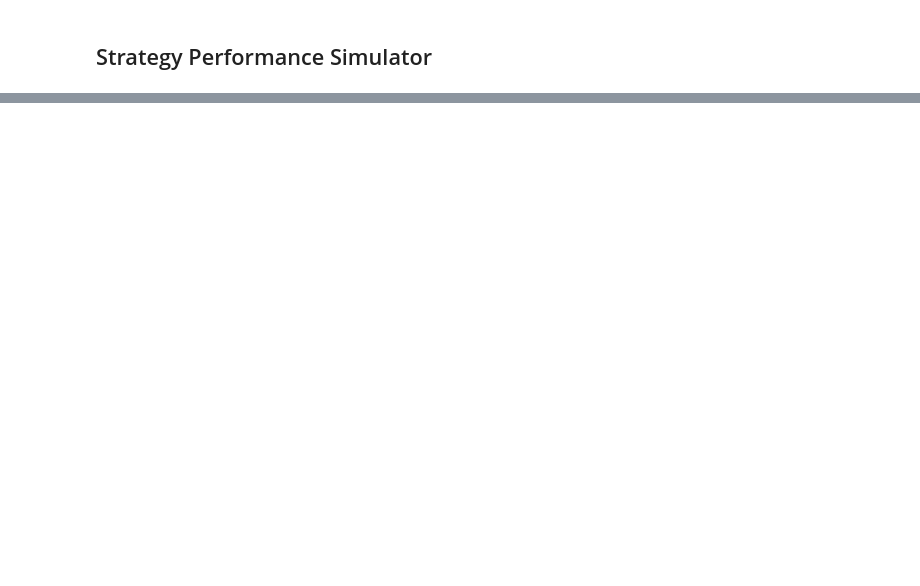
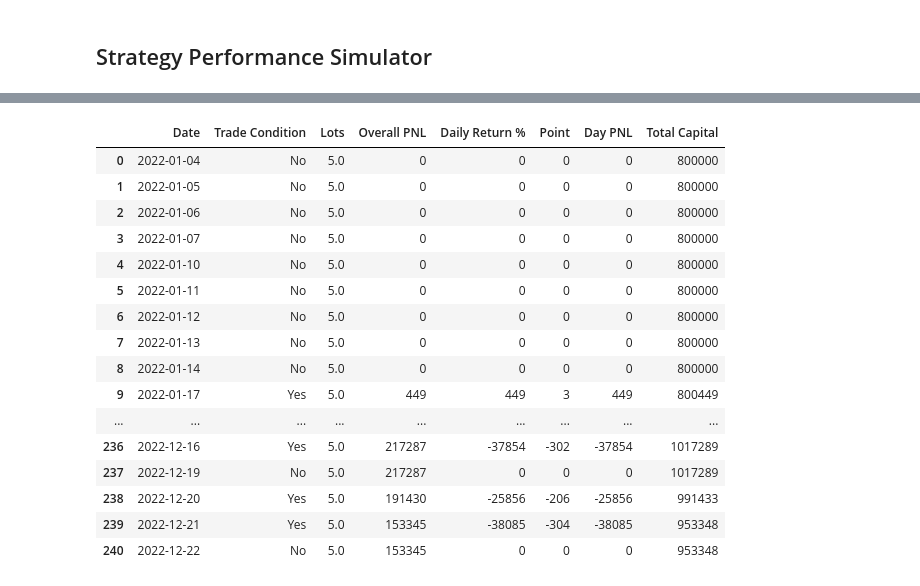
Before and after one commit to Aryann208/Quantstats, a Jupyter notebook: Quantstats - Data Analysis with Python.ipynb, the cells around one changed output, grey strips where cells are left out. Saved outputs shown, nothing was run; the diff lists cells and outputs as text; code cells hidden in the pictures; blank space fills up the shorter version.

```diff
--- a/Quantstats - Data Analysis with Python.ipynb
+++ b/Quantstats - Data Analysis with Python.ipynb
@@ -1239,0 +1401,22 @@ portfoliodf2["Total Capital"].plot()
+# %%
+## Classifier Trading System
+pd.set_option('display.max_rows', 15895)
+TradeReport1
+# %% [output]
+|  | Date | Trade Condition | Lots | Overall PNL | Daily Return % | Point | Day PNL | Total Capital |
+| 0 | 2022-01-04 | No | 5.0 | 0 | 0 | 0 | 0 | 800000 |
+| 1 | 2022-01-05 | No | 5.0 | 0 | 0 | 0 | 0 | 800000 |
+| 2 | 2022-01-06 | No | 5.0 | 0 | 0 | 0 | 0 | 800000 |
+| 3 | 2022-01-07 | No | 5.0 | 0 | 0 | 0 | 0 | 800000 |
+| 4 | 2022-01-10 | No | 5.0 | 0 | 0 | 0 | 0 | 800000 |
+| 5 | 2022-01-11 | No | 5.0 | 0 | 0 | 0 | 0 | 800000 |
+| 6 | 2022-01-12 | No | 5.0 | 0 | 0 | 0 | 0 | 800000 |
+| 7 | 2022-01-13 | No | 5.0 | 0 | 0 | 0 | 0 | 800000 |
+| 8 | 2022-01-14 | No | 5.0 | 0 | 0 | 0 | 0 | 800000 |
+| 9 | 2022-01-17 | Yes | 5.0 | 449 | 449 | 3 | 449 | 800449 |
+| ... | ... | ... | ... | ... | ... | ... | ... | ... |
+| 236 | 2022-12-16 | Yes | 5.0 | 217287 | -37854 | -302 | -37854 | 1017289 |
+| 237 | 2022-12-19 | No | 5.0 | 217287 | 0 | 0 | 0 | 1017289 |
+| 238 | 2022-12-20 | Yes | 5.0 | 191430 | -25856 | -206 | -25856 | 991433 |
+| 239 | 2022-12-21 | Yes | 5.0 | 153345 | -38085 | -304 | -38085 | 953348 |
+| 240 | 2022-12-22 | No | 5.0 | 153345 | 0 | 0 | 0 | 953348 |
```
Also changed, not shown: parts of 28 cells of this notebook.
